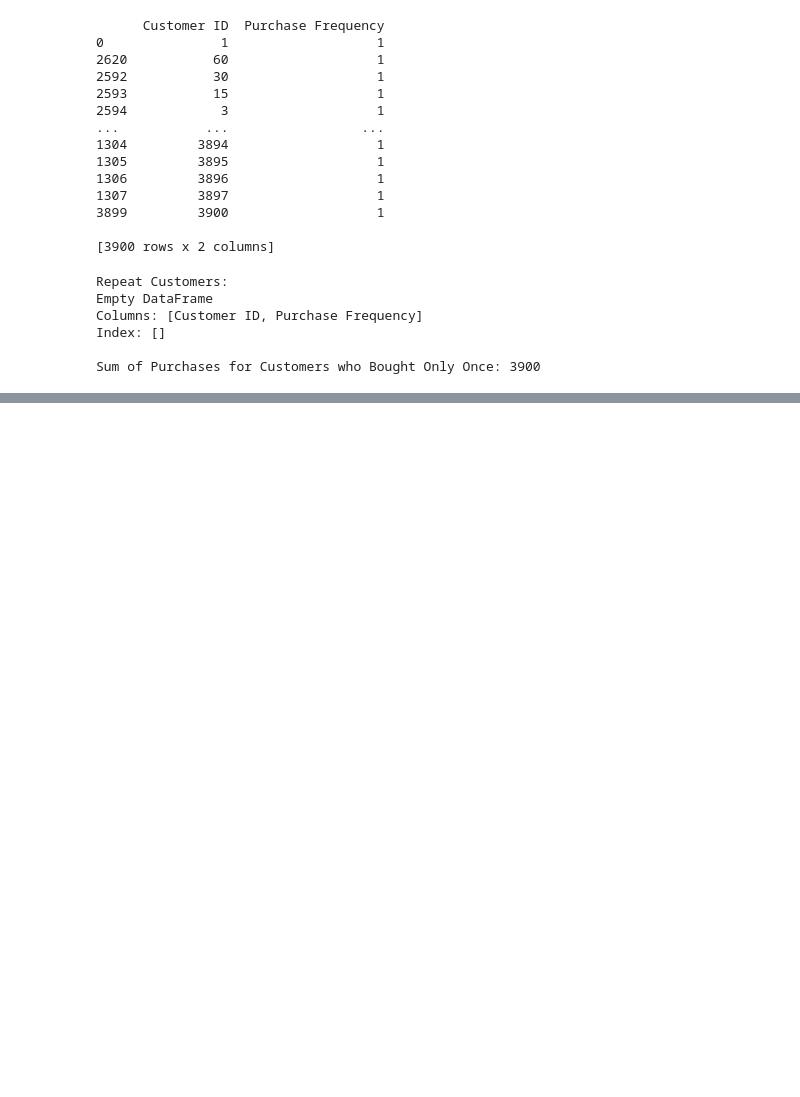
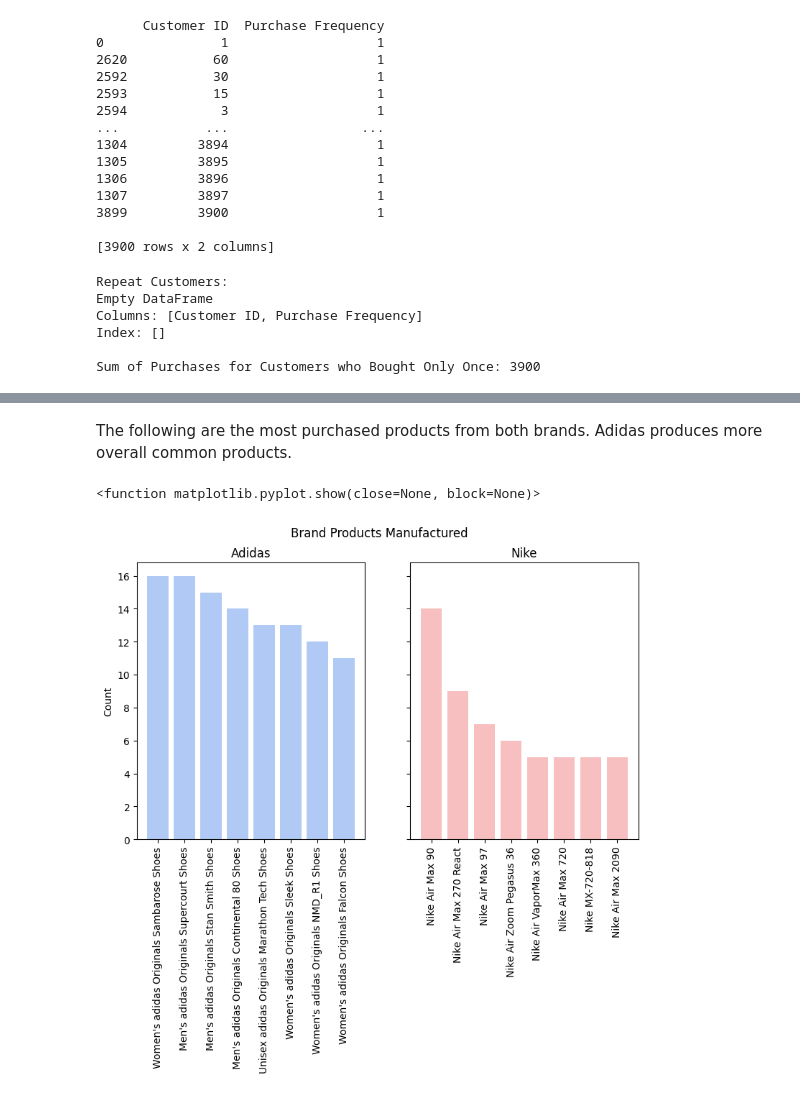
Before and after one commit to delatorrena2016/sql-etl-analytics, a Jupyter notebook: src/etl/wrangle.ipynb, the cells around one changed output, grey strips where cells are left out. Saved outputs shown, nothing was run; the diff lists cells and outputs as text; code cells hidden in the pictures; blank space fills up the shorter version.

```diff
--- a/src/etl/wrangle.ipynb
+++ b/src/etl/wrangle.ipynb
@@ -246,0 +399,19 @@ Sum of Purchases for Customers who Bought Only Once: 3900
+# %% [markdown]
+The following are the  most purchased products from both brands. Adidas produces more overall common products.
+# %%
+# Inferior limit of 11 count of product, below that not much variability
+fig, ax = plt.subplots(1,2, sharey=True, figsize=(9,5))
+ax[0].bar(Adidas['Product Name'].value_counts().head(8).index,
+           Adidas['Product Name'].value_counts().head(8), color='cornflowerblue', alpha=0.5)
+ax[0].set_xticklabels(ax[0].get_xticklabels(), rotation=90)
+ax[1].bar(Nike['Product Name'].value_counts().head(8).index,
+           Nike['Product Name'].value_counts().head(8), color='lightcoral', alpha=0.5)
+ax[1].set_xticklabels(ax[1].get_xticklabels(), rotation=90)
+ax[0].set_title('Adidas')
+ax[1].set_title('Nike')
+fig.suptitle('Brand Products Manufactured')
+ax[0].set_ylabel('Count')
+plt.show
+# %% [output]
+<function matplotlib.pyplot.show(close=None, block=None)>
+[figure, added]
```
Also changed, not shown: parts of 28 cells of this notebook, 1 other file.
